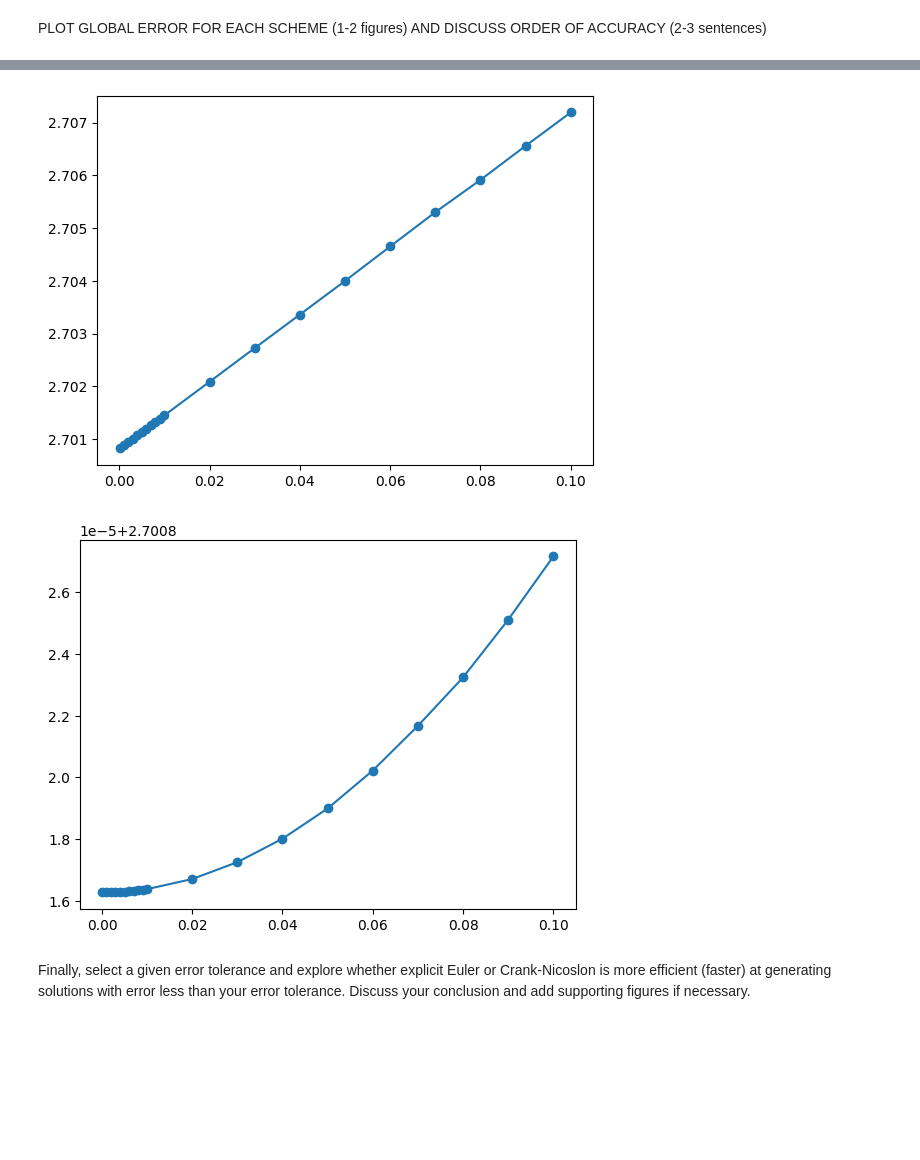
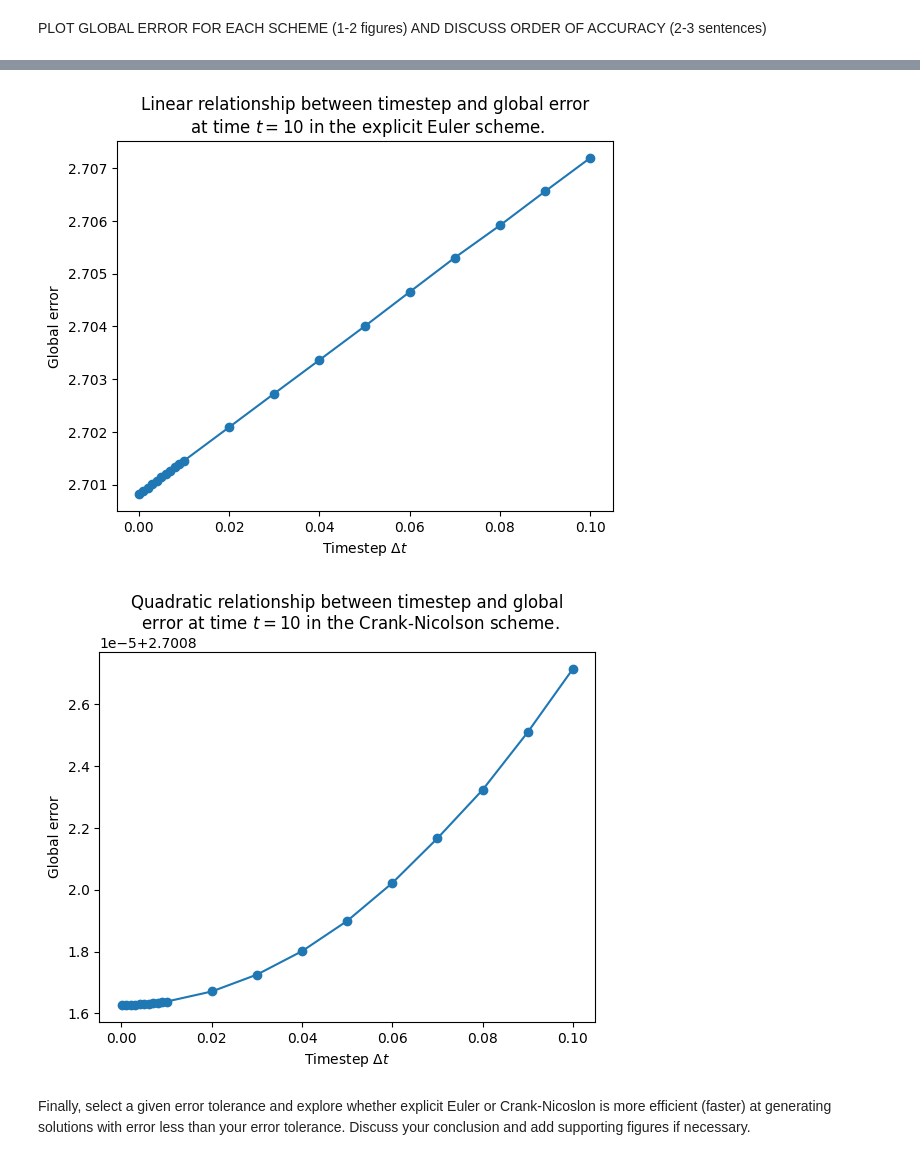
Before and after one commit to snakeplanteasyorigami/QCES, a Jupyter notebook: Project1_numerical_methods.ipynb, the cells around one changed output, grey strips where cells are left out. Cells and saved outputs as stored; diff of their text form; code cells hidden in the pictures; blank space fills up the shorter version.

```diff
--- a/Project1_numerical_methods.ipynb
+++ b/Project1_numerical_methods.ipynb
@@ -356,10 +356,11 @@ for i in range(len(dt)):
 plt.plot(dt,global_error_EE,'o-')
 plt.xlabel('Timestep $\Delta t$')
 plt.ylabel('Global error')
-plt.title('Linear relationship between timestep and global error at time $t=10$ in the explicit Euler scheme.')
+plt.title('Linear relationship between timestep and global error\n at time $t=10$ in the explicit Euler scheme.')
 plt.show()
 plt.plot(dt,global_error_CN,'o-')
 plt.xlabel('Timestep $\Delta t$')
 plt.ylabel('Global error')
+plt.title('Quadratic relationship between timestep and global\n error at time $t=10$ in the Crank-Nicolson scheme.')
 plt.show()
 # %% [output]
@@ -384,5 +384,5 @@ Crank-Nicolson method took 0.05 seconds
-[figure, old version]
+[figure, new version]
-[figure, old version]
+[figure, new version]
 # %% [markdown]
 Finally, select a given error tolerance and explore whether explicit Euler or Crank-Nicoslon is more efficient (faster) at generating solutions with error less than your error tolerance. Discuss your conclusion and add supporting figures if necessary.
 # %% [markdown]
```
Also changed, not shown: parts of 1 cell of this notebook.
